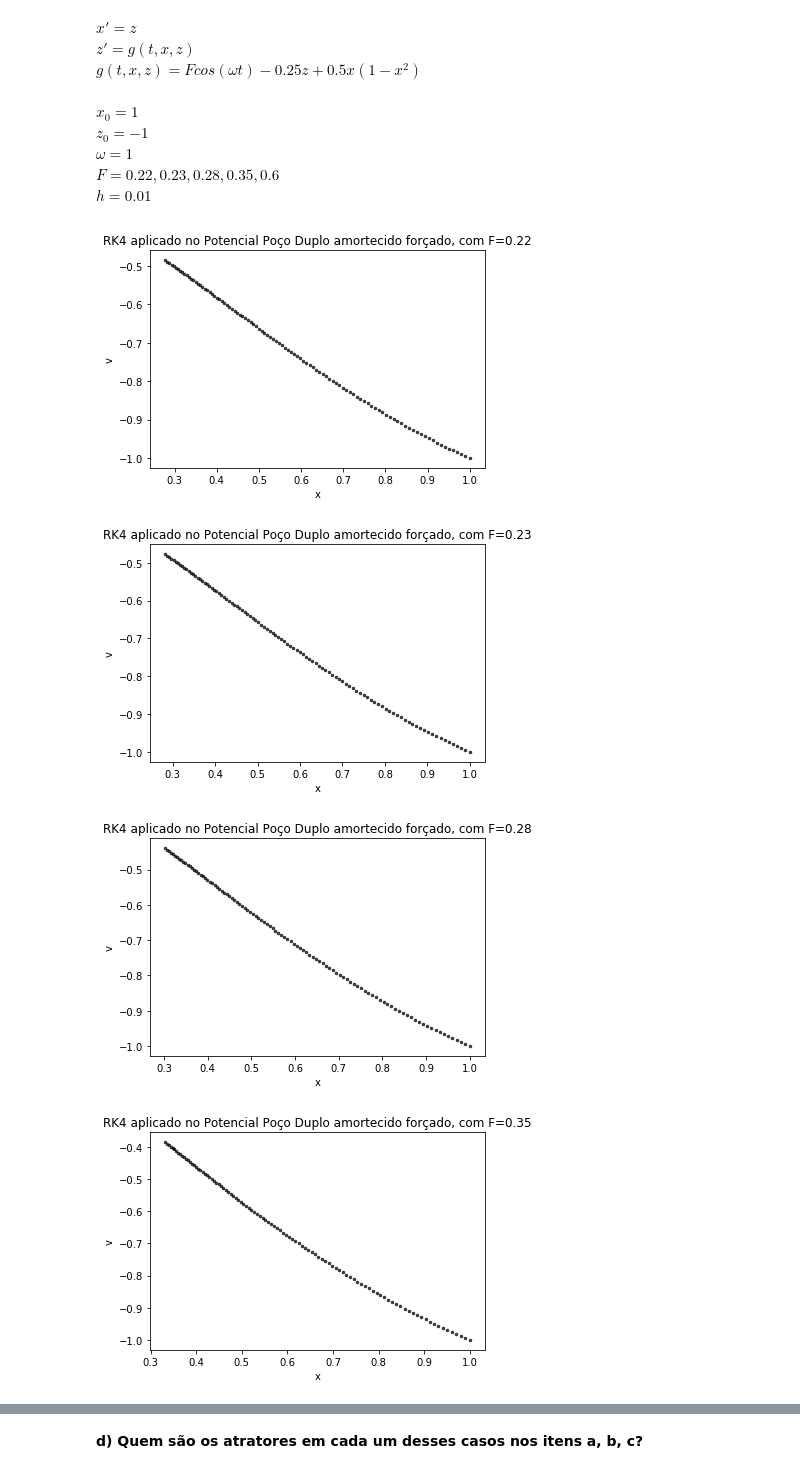
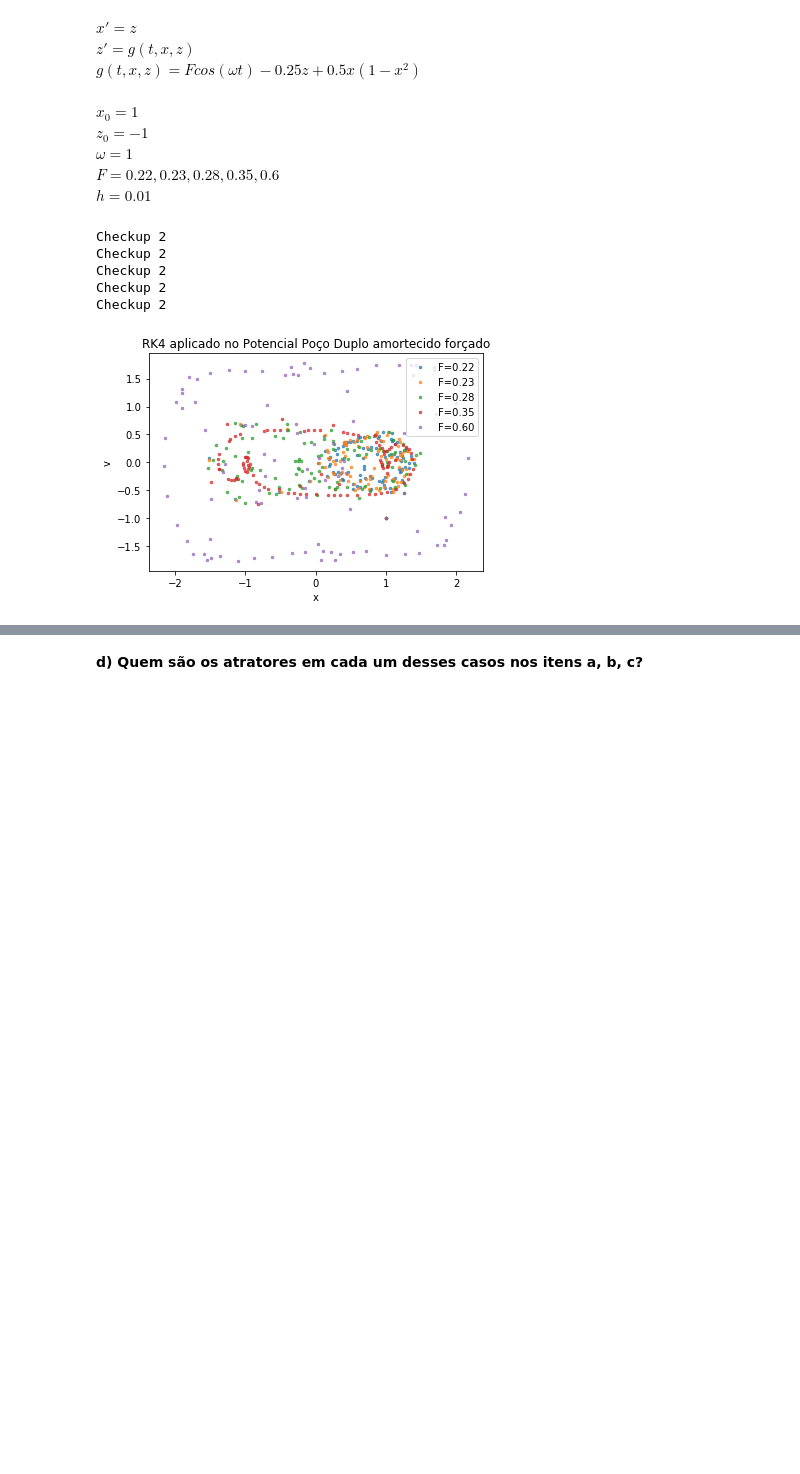
Before and after one commit to leonardovaladao/MAP214, a Jupyter notebook: Exercise Programs/EP4.ipynb, the cells around one changed output, grey strips where cells are left out. Drawn from its saved outputs; the diff is of its cells as text; code cells hidden in the pictures; blank space fills up the shorter version.

```diff
--- a/Exercise Programs/EP4.ipynb
+++ b/Exercise Programs/EP4.ipynb
@@ -95,4 +96,4 @@ def rk4(f, y0, z0, h, tf, t0=0):
         zi=zi + (k1z+2*k2z+2*k3z+k4z)/6
         ti+=h
 
-    return [yi,zi]
+    return yi,zi
@@ -212,19 +246,25 @@ def g(t,x,z):
 # %%
 for F in [0.22, 0.23, 0.28, 0.35, 0.6]:
     w=1
     x = [rk4(g, y0=1, z0=-1, h=0.001, tf=t)[0]
-         for t in np.arange(0,1,0.01)]
+         for t in np.arange(0,100,1)]
     v = [rk4(g, y0=1, z0=-1, h=0.001, tf=t)[1]
-         for t in np.arange(0,1,0.01)]
+         for t in np.arange(0,100,1)]
 
-    plt.plot(x, v,
-             color='black', marker='.', markersize=5, lw=0, alpha=0.7)
-    plt.title('RK4 aplicado no Potencial Poço Duplo amortecido forçado, com F={:.2f}'.format(F))
-    plt.xlabel('x')
-    plt.ylabel('v')
-    plt.show()
+    plt.plot(x, v, label='F={:.2f}'.format(F),
+             marker='.', markersize=5, lw=0, alpha=0.7)
+
+    print('Checkup',str(gs.index(gamma)+1))
+
+plt.title('RK4 aplicado no Potencial Poço Duplo amortecido forçado')
+plt.xlabel('x')
+plt.ylabel('v')
+plt.legend()
+plt.show()
 # %% [output]
+Checkup 2
+Checkup 2
+Checkup 2
+Checkup 2
+Checkup 2
-[figure, old version]
+[figure, new version]
-[figure, removed]
-[figure, removed]
-[figure, removed]
```
Also changed, not shown: parts of 8 cells of this notebook.
